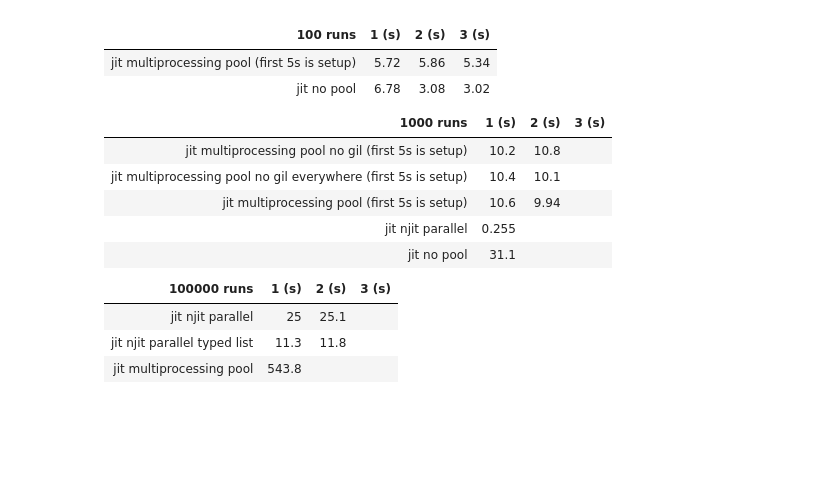
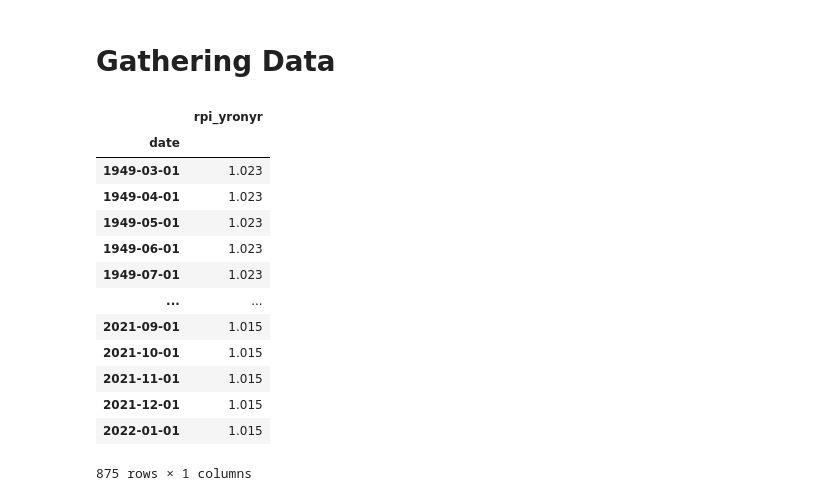
Before and after one commit to Zentrik/Student-Loan-NPV-Calculator-England, a Jupyter notebook: NPV bootstrap.ipynb, the cells around one changed output. Saved outputs shown, nothing was run; the diff lists cells and outputs as text; code cells hidden in the pictures; blank space fills up the shorter version.

```diff
--- a/NPV bootstrap.ipynb
+++ b/NPV bootstrap.ipynb
@@ -469,19 +0,0 @@ print(b_star)
-# %% [markdown]
-100 runs | 1 (s) | 2 (s) | 3 (s)
---- | --- | --- | ---
-jit multiprocessing pool (first 5s is setup) | 5.72 | 5.86 | 5.34
-jit no pool | 6.78 | 3.08 | 3.02 | 3.03
-
-1000 runs | 1 (s) | 2 (s) | 3 (s)
---- | --- | --- | ---
-jit multiprocessing pool no gil (first 5s is setup) | 10.2 | 10.8
-jit multiprocessing pool no gil everywhere (first 5s is setup) | 10.4 | 10.1
-jit multiprocessing pool (first 5s is setup) | 10.6 | 9.94
-jit njit parallel | 0.255
-jit no pool | 31.1
-
-100000 runs | 1 (s) | 2 (s) | 3 (s)
---- | --- | --- | ---
-jit njit parallel | 25 | 25.1
-jit njit parallel typed list | 11.3 | 11.8
-jit multiprocessing pool | 543.8
@@ -487,0 +24,61 @@ jit multiprocessing pool | 543.8
+# %% [markdown]
+# Gathering Data
+# %%
+def getData(url, column_name):
+
+    header = { # https://stackoverflow.com/questions/43590153/http-error-403-forbidden-when-reading-html
+    "User-Agent": "Mozilla/5.0 (X11; Linux x86_64) AppleWebKit/537.36 (KHTML, like Gecko) Chrome/50.0.2661.75 Safari/537.36",
+    "X-Requested-With": "XMLHttpRequest"
+    }
+
+    r = requests.get(url, headers=header)
+    data = json.loads(r.text)
+
+    data = pd.json_normalize(data, record_path=['months']) #https://towardsdatascience.com/how-to-convert-json-into-a-pandas-dataframe-100b2ae1e0d8
+    data = data[['date', 'value']].apply(pd.Series)
+    data['value'] = data['value'].astype(float)
+    data['value'] = 1 + data['value'] / 100
+
+    data['date'] = pd.to_datetime(data['date'], format='%Y %b')
+    data = data.set_index(['date'])
+
+    data.columns = [column_name]
+    return data
+# %%
+# RPI Year on Year data
+# Only care about march data for RPI so year on year
+
+rpi_yronyr_df = getData('https://www.ons.gov.uk/economy/inflationandpriceindices/timeseries/czbh/mm23/data', 'rpi_yronyr')
+
+# Set each month's RPI to the previous March's RPI
+is_march = (rpi_yronyr_df.index.month == 3)
+
+first_march = False
+to_drop = []
+for i in range(rpi_yronyr_df.shape[0]): # Can this use itertuples() instead?
+  if rpi_yronyr_df.iloc[i].name.month == 3: # If month is march
+    previous_march = rpi_yronyr_df.iloc[i].values
+    first_march = True
+  elif not first_march: # If first march has not occurred yet.
+    to_drop.append(i) # Drop outside of loop otherwise indexing will get messed up.
+  else:
+    rpi_yronyr_df.iloc[i] = previous_march
+
+rpi_yronyr_df.drop(index = rpi_yronyr_df.index[to_drop], inplace=True)
+
+rpi_yronyr_df
+# %% [output]
+|  | rpi_yronyr |
+| date |  |
+| 1949-03-01 | 1.023 |
+| 1949-04-01 | 1.023 |
+| 1949-05-01 | 1.023 |
+| 1949-06-01 | 1.023 |
+| 1949-07-01 | 1.023 |
+| ... | ... |
+| 2021-09-01 | 1.015 |
+| 2021-10-01 | 1.015 |
+| 2021-11-01 | 1.015 |
+| 2021-12-01 | 1.015 |
+| 2022-01-01 | 1.015 |
+875 rows × 1 columns
```
Also changed, not shown: parts of 47 cells of this notebook, 1 other file.
